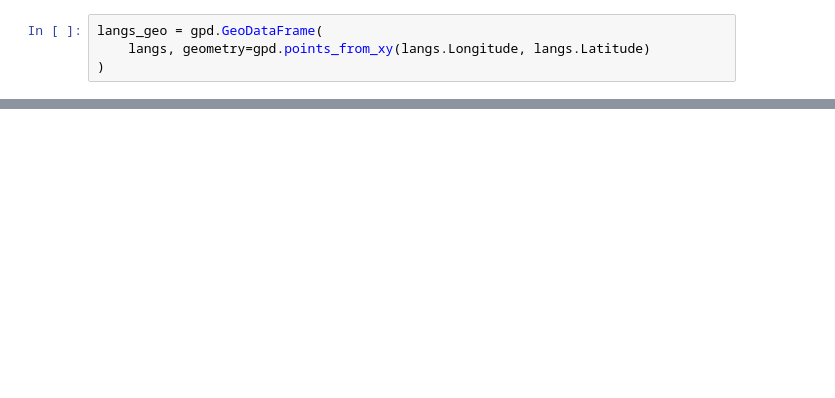
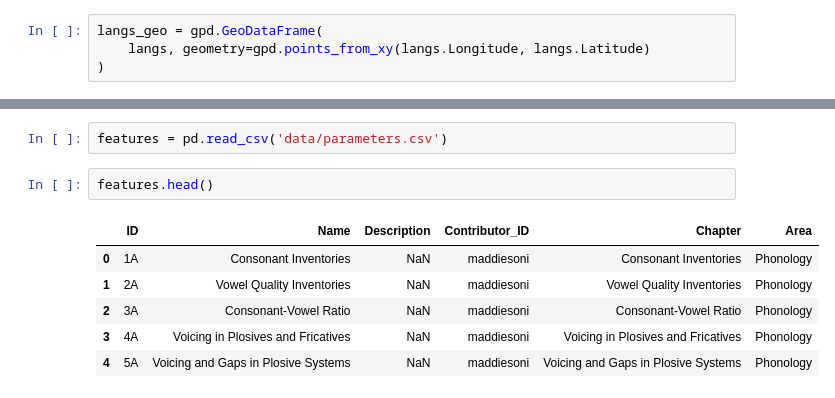
Before and after one commit to def-gthill/sils, a Jupyter notebook: cluster.ipynb, the cells around one changed output, grey strips where cells are left out. Drawn from its saved outputs; the diff is of its cells as text; blank space fills up the shorter version.

```diff
--- a/cluster.ipynb
+++ b/cluster.ipynb
@@ -18,0 +39,11 @@ plt.show()
+# %%
+features = pd.read_csv('data/parameters.csv')
+# %%
+features.head()
+# %% [output]
+|  | ID | Name | Description | Contributor_ID | Chapter | Area |
+| 0 | 1A | Consonant Inventories | NaN | maddiesoni | Consonant Inventories | Phonology |
+| 1 | 2A | Vowel Quality Inventories | NaN | maddiesoni | Vowel Quality Inventories | Phonology |
+| 2 | 3A | Consonant-Vowel Ratio | NaN | maddiesoni | Consonant-Vowel Ratio | Phonology |
+| 3 | 4A | Voicing in Plosives and Fricatives | NaN | maddiesoni | Voicing in Plosives and Fricatives | Phonology |
+| 4 | 5A | Voicing and Gaps in Plosive Systems | NaN | maddiesoni | Voicing and Gaps in Plosive Systems | Phonology |
```
Also changed, not shown: parts of 8 cells of this notebook, 1 other file.
